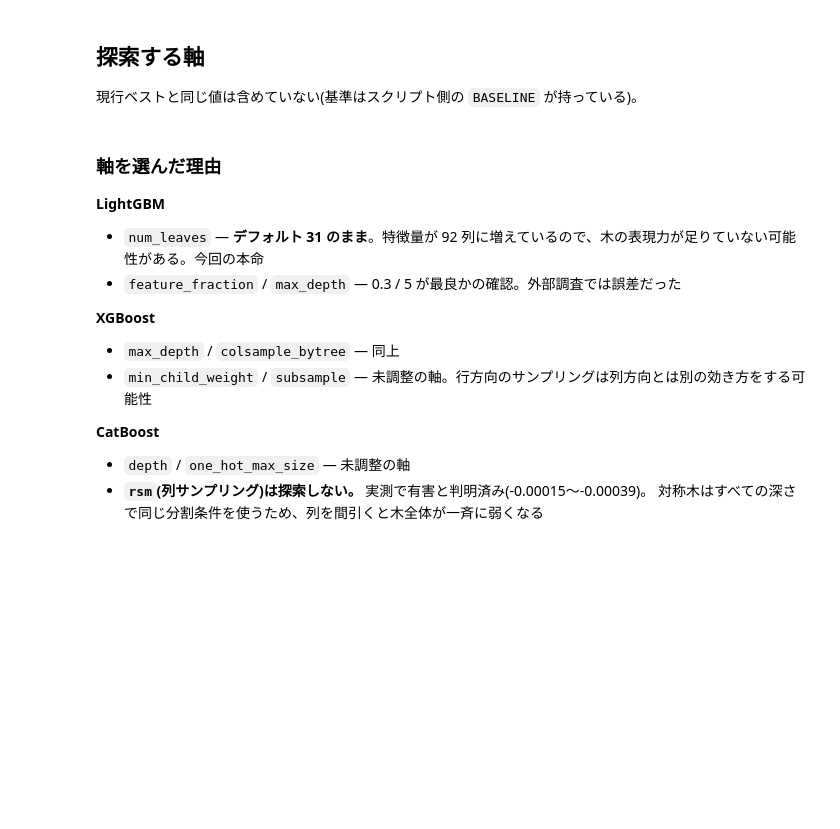
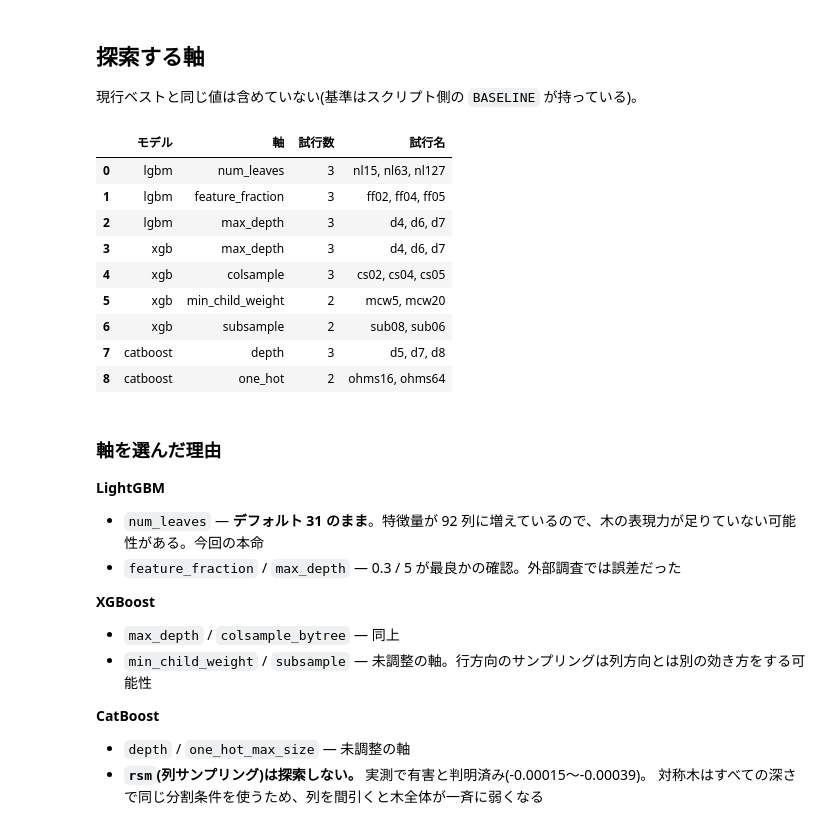
Before and after one commit to takactkc123-create/kaggle, a Jupyter notebook: 2609/notebooks/05_hyperparameter_tuning.ipynb, the cells around one changed output. Saved outputs shown, nothing was run; the diff lists cells and outputs as text; code cells hidden in the pictures; blank space fills up the shorter version.

```diff
--- a/2609/notebooks/05_hyperparameter_tuning.ipynb
+++ b/2609/notebooks/05_hyperparameter_tuning.ipynb
@@ -60,14 +72,27 @@ print("cwd:", os.getcwd())
 
 現行ベストと同じ値は含めていない(基準はスクリプト側の `BASELINE` が持っている)。
 # %%
-import hpo_search as hpo
+import importlib
+# ファイル名が数字で始まるので、import 文ではなく importlib で読み込む
+tuning = importlib.import_module("05_hyperparameter_tuning")
 import pandas as pd
 
 rows = []
-for model, axes in hpo.SPACE.items():
+for model, axes in tuning.SPACE.items():
     for axis, items in axes.items():
         rows.append([model, axis, len(items), ", ".join(n for n, _ in items)])
 pd.DataFrame(rows, columns=["モデル", "軸", "試行数", "試行名"])
+# %% [output]
+|  | モデル | 軸 | 試行数 | 試行名 |
+| 0 | lgbm | num_leaves | 3 | nl15, nl63, nl127 |
+| 1 | lgbm | feature_fraction | 3 | ff02, ff04, ff05 |
+| 2 | lgbm | max_depth | 3 | d4, d6, d7 |
+| 3 | xgb | max_depth | 3 | d4, d6, d7 |
+| 4 | xgb | colsample | 3 | cs02, cs04, cs05 |
+| 5 | xgb | min_child_weight | 2 | mcw5, mcw20 |
+| 6 | xgb | subsample | 2 | sub08, sub06 |
+| 7 | catboost | depth | 3 | d5, d7, d8 |
+| 8 | catboost | one_hot | 2 | ohms16, ohms64 |
 # %% [markdown]
 ### 軸を選んだ理由
 
```
Also changed, not shown: parts of 10 cells of this notebook, 32 other files.
